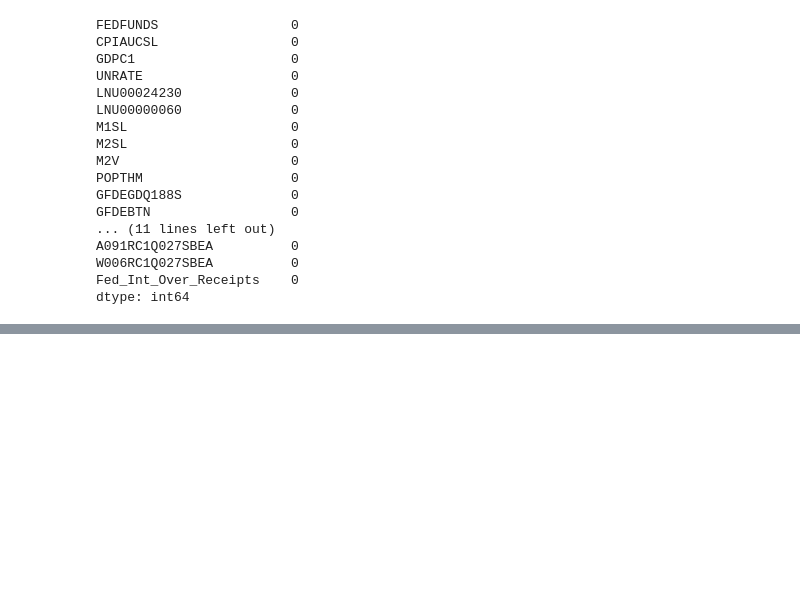
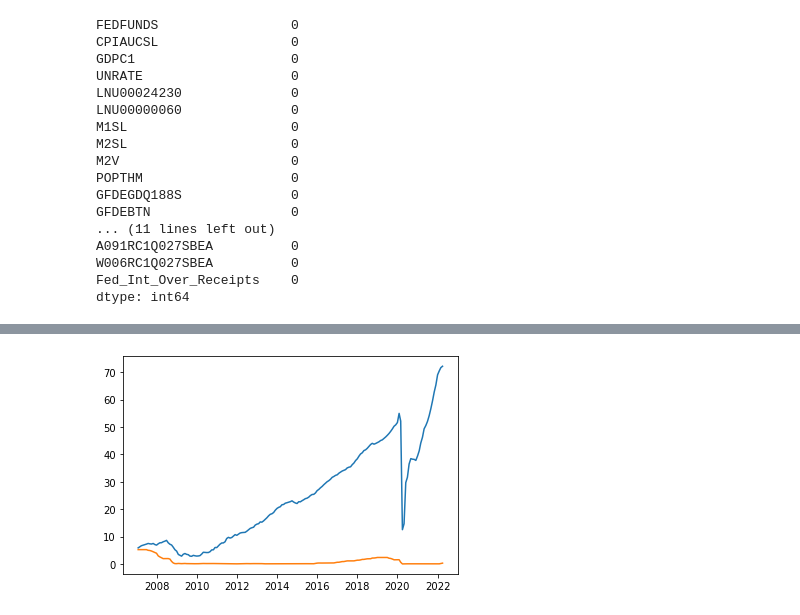
Before and after one commit to mychaldubyk/Federal-Funds-Rate-Analysis, a Jupyter notebook: Final_Notebooks/Capstone_SARIMAX_FINAL.ipynb, the cells around one changed output, grey strips where cells are left out. Cells and saved outputs as stored; diff of their text form; code cells hidden in the pictures; blank space fills up the shorter version.

```diff
--- a/Final_Notebooks/Capstone_SARIMAX_FINAL.ipynb
+++ b/Final_Notebooks/Capstone_SARIMAX_FINAL.ipynb
@@ -255,0 +492,6 @@ dtype: int64
+# %%
+fig, ax = plt.subplots()
+ax.plot(y_hat_SARIMAX)
+ax.plot(test_series);
+# %% [output]
+[figure, added]
```
Also changed, not shown: parts of 18 cells of this notebook.
